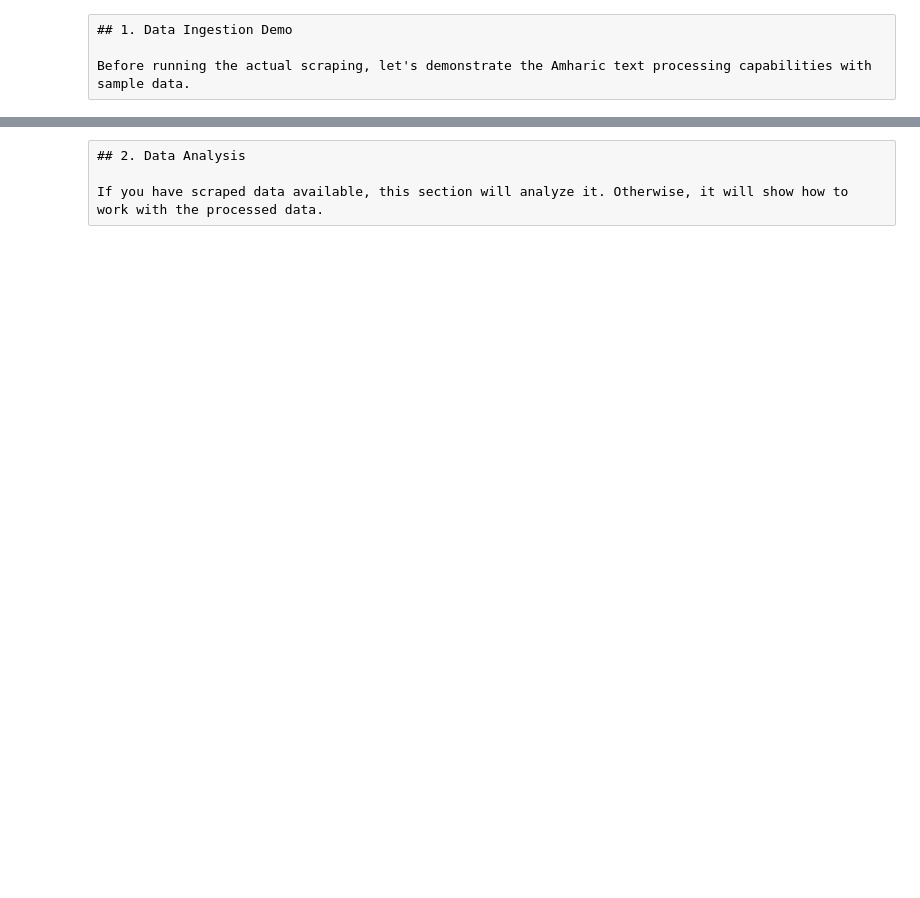
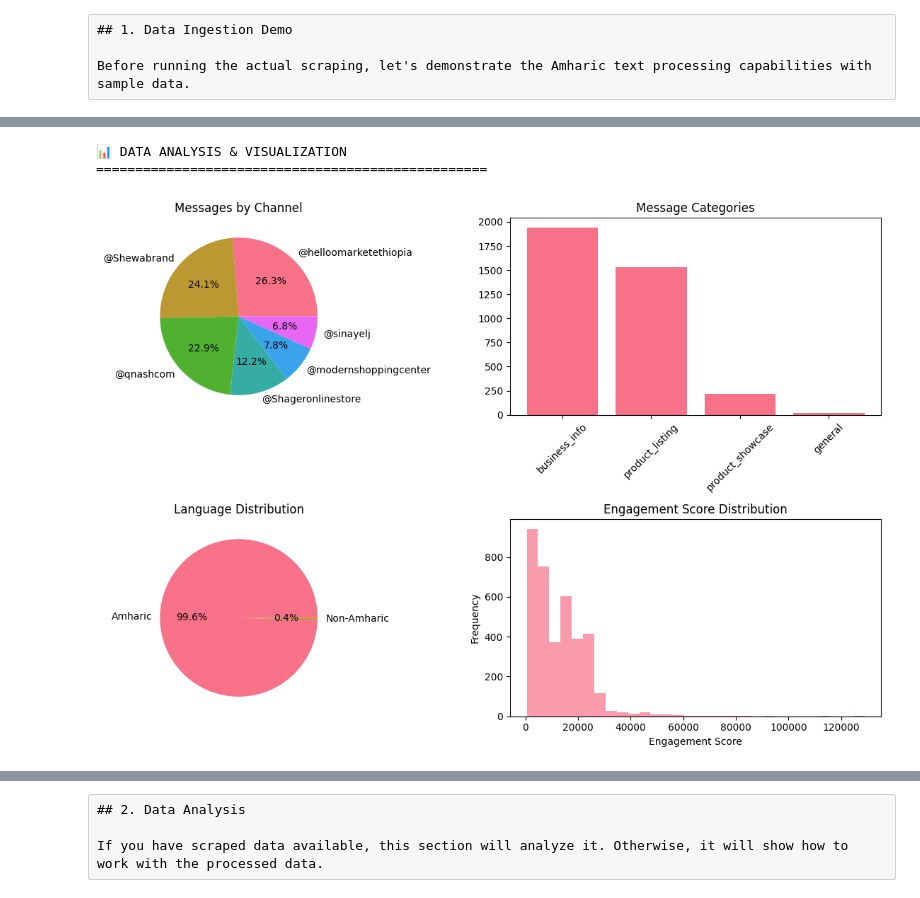
Before and after one commit to projwork/amharic-ecommerce-extractor, a Jupyter notebook: notebooks/amharicEcommerceExtractor.ipynb, the cells around one changed output, grey strips where cells are left out. Saved outputs shown, nothing was run; the diff lists cells and outputs as text; code cells hidden in the pictures; blank space fills up the shorter version.

```diff
--- a/notebooks/amharicEcommerceExtractor.ipynb
+++ b/notebooks/amharicEcommerceExtractor.ipynb
@@ -92,0 +332,66 @@ for i, text in enumerate(sample_messages, 1):
+# %%
+# Data Analysis and Visualization
+if 'df_processed' in locals() and len(df_processed) > 0:
+
+    print("📊 DATA ANALYSIS & VISUALIZATION")
+    print("=" * 50)
+
+    # 1. Channel Distribution
+    plt.figure(figsize=(12, 8))
+
+    plt.subplot(2, 2, 1)
+    channel_counts = df_processed['channel_username'].value_counts()
+    plt.pie(channel_counts.values, labels=channel_counts.index, autopct='%1.1f%%')
+    plt.title('Messages by Channel')
+
+    # 2. Message Categories
+    plt.subplot(2, 2, 2)
+    category_counts = df_processed['message_category'].value_counts()
+    plt.bar(category_counts.index, category_counts.values)
+    plt.title('Message Categories')
+    plt.xticks(rotation=45)
+
+    # 3. Language Distribution
+    plt.subplot(2, 2, 3)
+    language_dist = df_processed['is_amharic'].value_counts()
+    plt.pie([language_dist.get(True, 0), language_dist.get(False, 0)],
+            labels=['Amharic', 'Non-Amharic'], autopct='%1.1f%%')
+    plt.title('Language Distribution')
+
+    # 4. Engagement Score Distribution
+    plt.subplot(2, 2, 4)
+    plt.hist(df_processed['engagement_score'], bins=30, alpha=0.7)
+    plt.title('Engagement Score Distribution')
+    plt.xlabel('Engagement Score')
+    plt.ylabel('Frequency')
+
+    plt.tight_layout()
+    plt.show()
+
+    # Print summary statistics
+    print(f"\n📈 SUMMARY STATISTICS:")
+    print(f"Total messages: {len(df_processed):,}")
+    print(f"Unique channels: {df_processed['channel_username'].nunique()}")
+    print(f"Amharic messages: {df_processed['is_amharic'].sum():,} ({df_processed['is_amharic'].mean()*100:.1f}%)")
+    print(f"Messages with prices: {df_processed['has_price'].sum():,} ({df_processed['has_price'].mean()*100:.1f}%)")
+    print(f"Messages with contact info: {df_processed['has_contact'].sum():,} ({df_processed['has_contact'].mean()*100:.1f}%)")
+    print(f"Messages with media: {df_processed['has_media'].sum():,} ({df_processed['has_media'].mean()*100:.1f}%)")
+
+    # Top channels by message count
+    print(f"\n🏆 TOP CHANNELS BY MESSAGE COUNT:")
+    for i, (channel, count) in enumerate(channel_counts.head().items(), 1):
+        print(f"  {i}. {channel}: {count:,} messages")
+
+    # Message category breakdown
+    print(f"\n📝 MESSAGE CATEGORY BREAKDOWN:")
+    for category, count in category_counts.items():
+        percentage = (count / len(df_processed)) * 100
+        print(f"  • {category}: {count:,} messages ({percentage:.1f}%)")
+
+else:
+    print("⚠️ No processed data available for analysis")
+    print("Please run the data processing pipeline first.")
+# %% [output]
+📊 DATA ANALYSIS & VISUALIZATION
+==================================================
+[figure, added]
```
Also changed, not shown: parts of 12 cells of this notebook, 5 other files.
